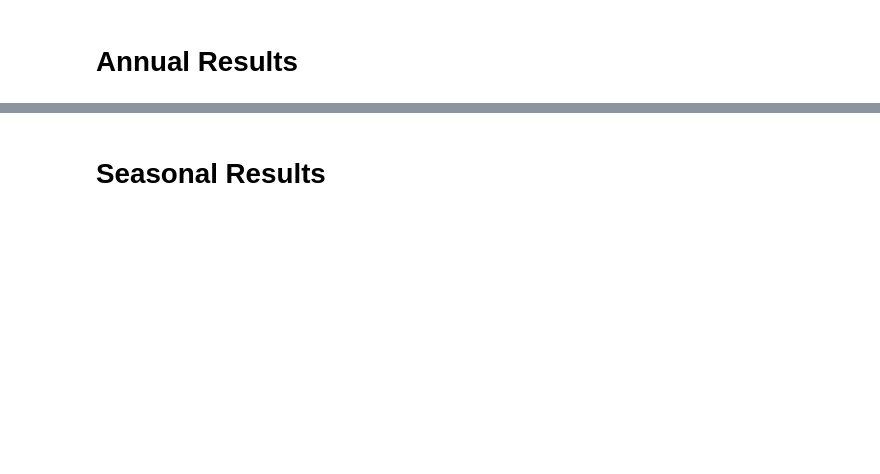
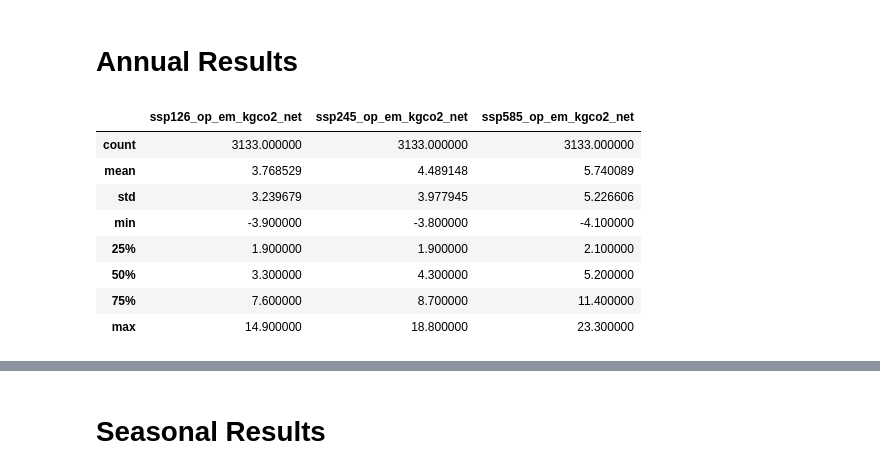
Before and after one commit to architecture-building-systems/cmip6_and_buildings, a Jupyter notebook: notebooks/05_exploring_results.ipynb, the cells around one changed output, grey strips where cells are left out. Drawn from its saved outputs; the diff is of its cells as text; code cells hidden in the pictures; blank space fills up the shorter version.

```diff
--- a/notebooks/05_exploring_results.ipynb
+++ b/notebooks/05_exploring_results.ipynb
@@ -94,0 +101,12 @@ delta_df.to_clipboard()
+# %%
+zones[net_cols].describe()
+# %% [output]
+|  | ssp126_op_em_kgco2_net | ssp245_op_em_kgco2_net | ssp585_op_em_kgco2_net |
+| count | 3133.000000 | 3133.000000 | 3133.000000 |
+| mean | 3.768529 | 4.489148 | 5.740089 |
+| std | 3.239679 | 3.977945 | 5.226606 |
+| min | -3.900000 | -3.800000 | -4.100000 |
+| 25% | 1.900000 | 1.900000 | 2.100000 |
+| 50% | 3.300000 | 4.300000 | 5.200000 |
+| 75% | 7.600000 | 8.700000 | 11.400000 |
+| max | 14.900000 | 18.800000 | 23.300000 |
```
Also changed, not shown: parts of 7 cells of this notebook, 8 other files.
